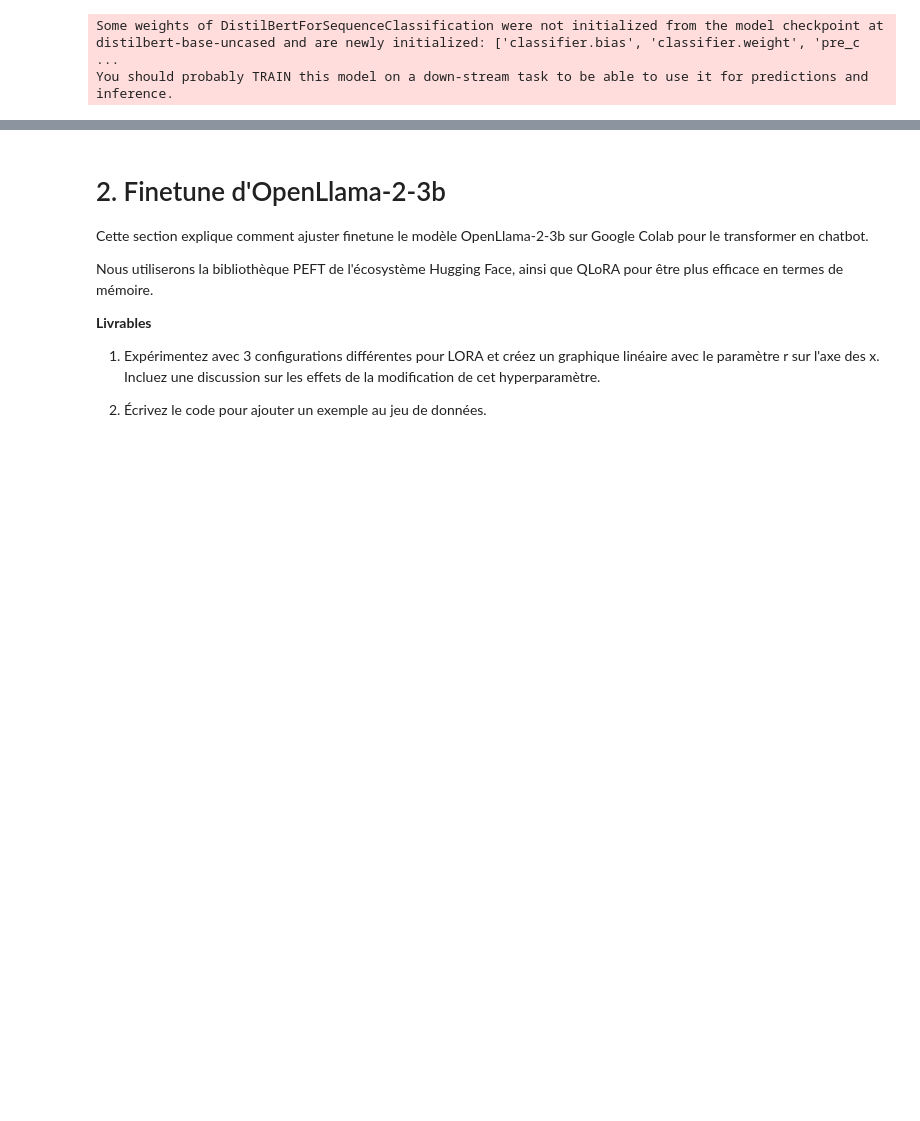
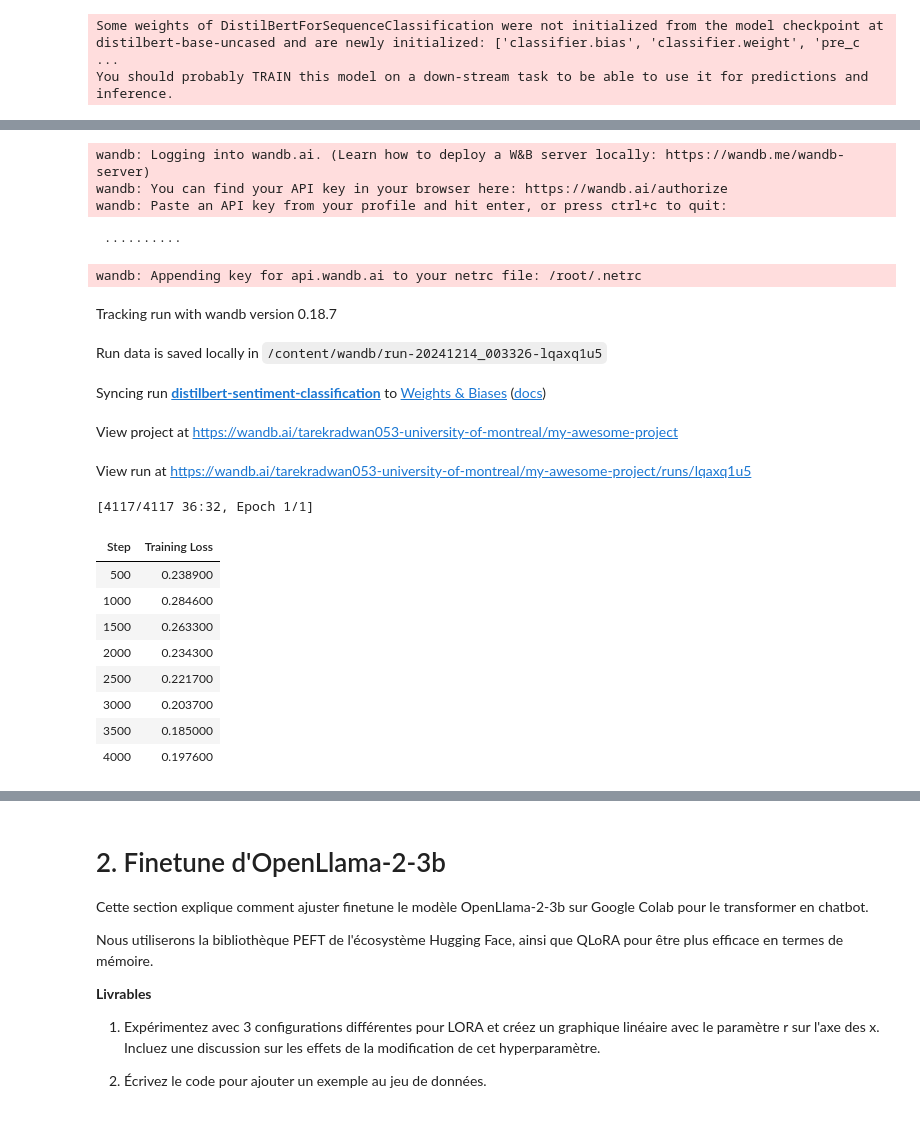
Before and after one commit to Tarek-Radwan053/ds-Tp6, a Jupyter notebook: FineTune_HW5_FR.ipynb, the cells around one changed output, grey strips where cells are left out. Saved outputs shown, nothing was run; the diff lists cells and outputs as text; code cells hidden in the pictures; blank space fills up the shorter version.

```diff
--- a/FineTune_HW5_FR.ipynb
+++ b/FineTune_HW5_FR.ipynb
@@ -47,7 +57,7 @@ from datasets import load_dataset, Dataset, DatasetDict
 # %% [markdown]
 ## Ensemble de données
 # %%
-imdb_df = pd.read_csv("data/IMDB_dataset_clean.csv")
+imdb_df = pd.read_csv("IMDB_dataset_clean.csv")
 # %%
 X_train, X_test = train_test_split(imdb_df, test_size=0.2, random_state=42)
 # %%
@@ -135,0 +150,8 @@ train_result = trainer.train()
+# %%
+import wandb
+
+# Before calling trainer.train()
+wandb.init(project="my-awesome-project", name="distilbert-sentiment-classification")
+
+train_result = trainer.train()
+# %% [output]
@@ -136,2 +159,22 @@ train_result = trainer.train()
+wandb: Logging into wandb.ai. (Learn how to deploy a W&B server locally: https://wandb.me/wandb-server)
+wandb: You can find your API key in your browser here: https://wandb.ai/authorize
+wandb: Paste an API key from your profile and hit enter, or press ctrl+c to quit:
+ ··········
+wandb: Appending key for api.wandb.ai to your netrc file: /root/.netrc
+Tracking run with wandb version 0.18.7
+Run data is saved locally in /content/wandb/run-20241214_003326-lqaxq1u5
+Syncing run distilbert-sentiment-classification to Weights & Biases (docs)
+View project at https://wandb.ai/tarekradwan053-university-of-montreal/my-awesome-project
+View run at https://wandb.ai/tarekradwan053-university-of-montreal/my-awesome-project/runs/lqaxq1u5
+[4117/4117 36:32, Epoch 1/1]
+| Step | Training Loss |
+| 500 | 0.238900 |
+| 1000 | 0.284600 |
+| 1500 | 0.263300 |
+| 2000 | 0.234300 |
+| 2500 | 0.221700 |
+| 3000 | 0.203700 |
+| 3500 | 0.185000 |
+| 4000 | 0.197600 |
 # %%
 eval_results = trainer.evaluate()
```
Also changed, not shown: parts of 12 cells of this notebook.
